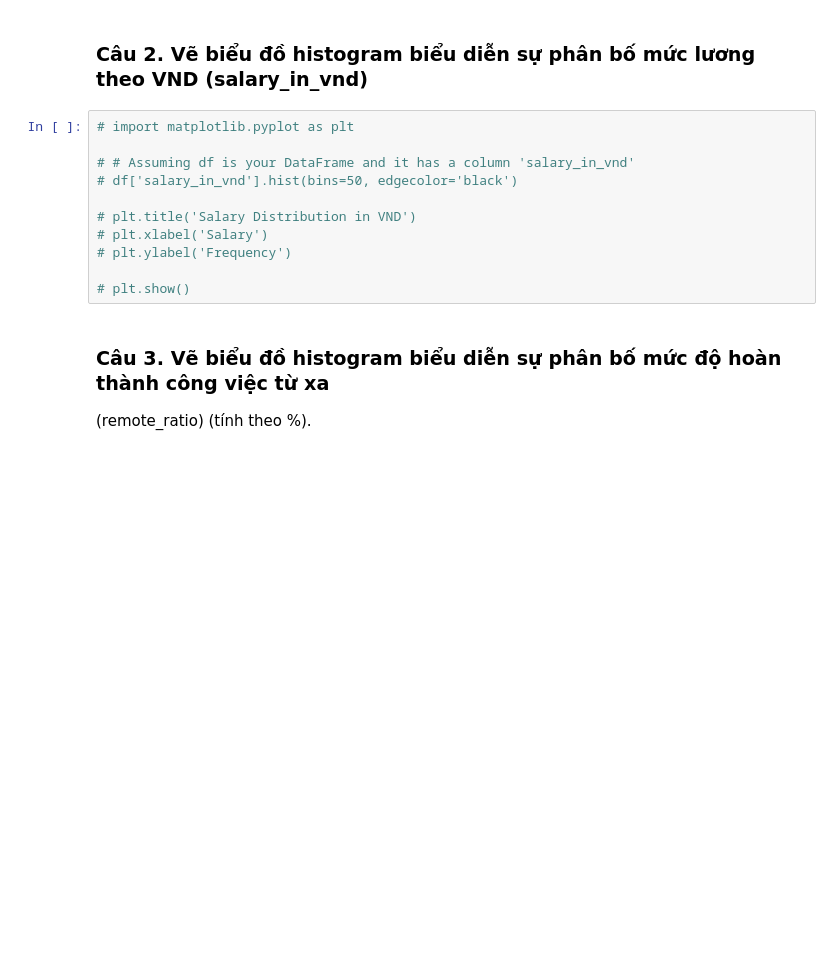
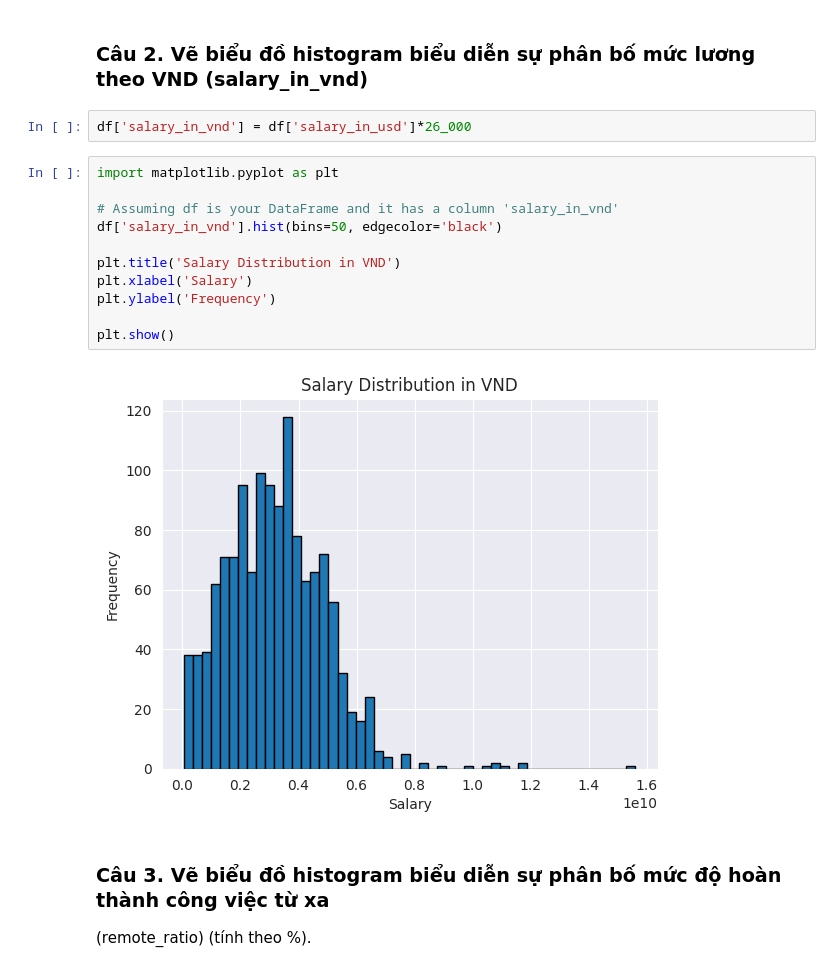
Before and after one commit to phat072/IE221_LAB, a Jupyter notebook: Tuan4/pandas_mat.ipynb, the cells around one changed output. Saved outputs shown, nothing was run; the diff lists cells and outputs as text; blank space fills up the shorter version.

```diff
--- a/Tuan4/pandas_mat.ipynb
+++ b/Tuan4/pandas_mat.ipynb
@@ -44,16 +46,20 @@ plt.show()
 # %% [markdown]
 ### Câu 2. Vẽ biểu đồ histogram biểu diễn sự phân bố mức lương theo VND (salary_in_vnd)
+# %%
+df['salary_in_vnd'] = df['salary_in_usd']*26_000
 # %%
-# import matplotlib.pyplot as plt
+import matplotlib.pyplot as plt
 
-# # Assuming df is your DataFrame and it has a column 'salary_in_vnd'
-# df['salary_in_vnd'].hist(bins=50, edgecolor='black')
+# Assuming df is your DataFrame and it has a column 'salary_in_vnd'
+df['salary_in_vnd'].hist(bins=50, edgecolor='black')
 
-# plt.title('Salary Distribution in VND')
-# plt.xlabel('Salary')
-# plt.ylabel('Frequency')
+plt.title('Salary Distribution in VND')
+plt.xlabel('Salary')
+plt.ylabel('Frequency')
 
-# plt.show()
+plt.show()
+# %% [output]
+[figure, added]
 # %% [markdown]
 ### Câu 3. Vẽ biểu đồ histogram biểu diễn sự phân bố mức độ hoàn thành công việc từ xa
 (remote_ratio) (tính theo %).
```
Also changed, not shown: parts of 31 cells of this notebook.
